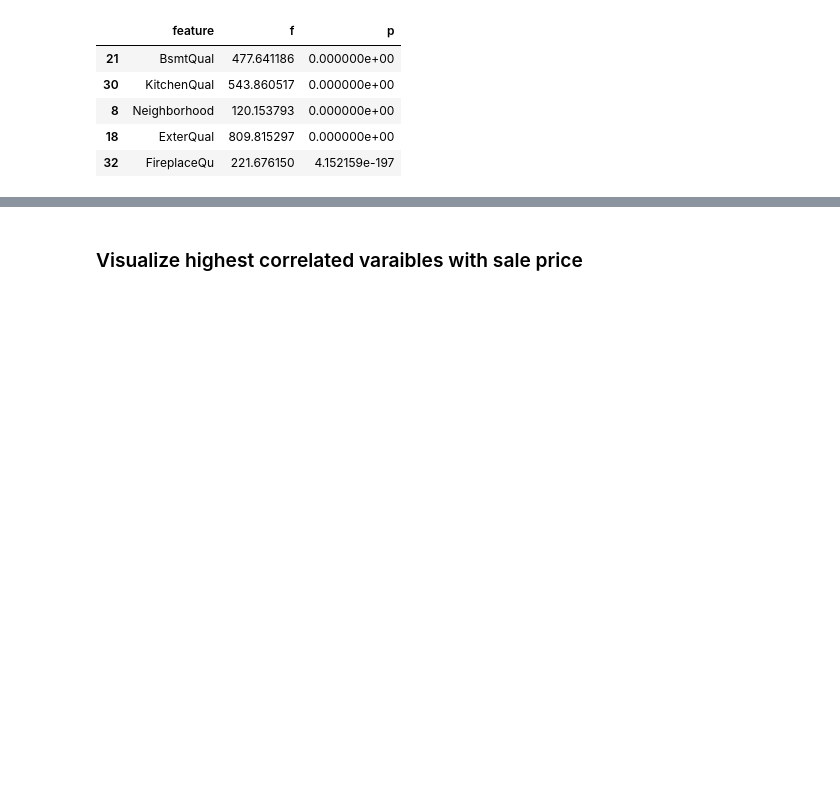
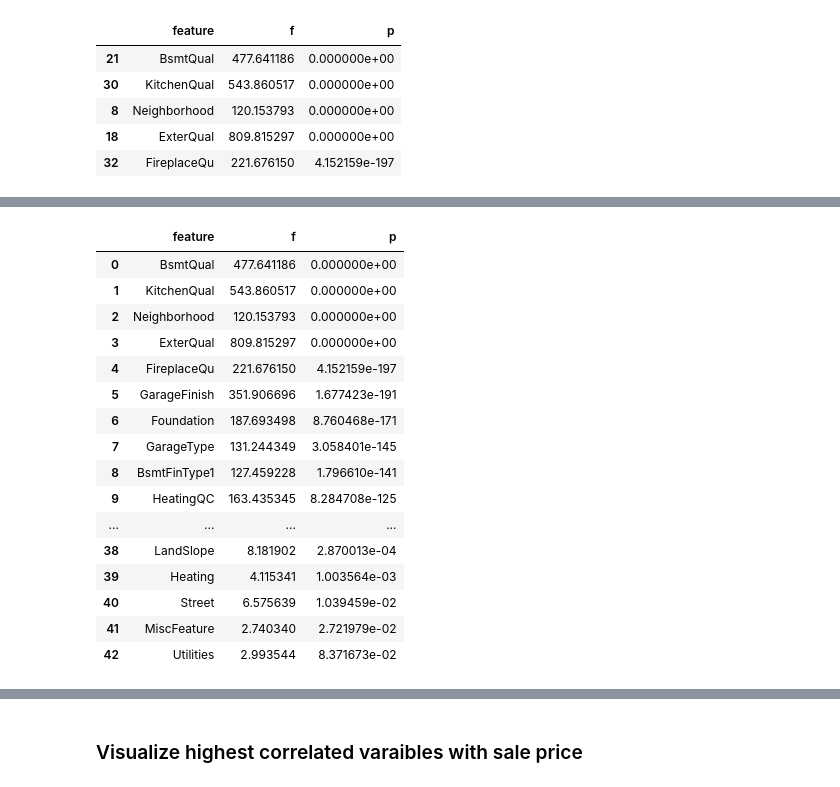
Before and after one commit to Na-ta-lie/Ames-Price-Prediction, a Jupyter notebook: EDA_preprocessing.ipynb, the cells around one changed output, grey strips where cells are left out. Cells and saved outputs as stored; diff of their text form; code cells hidden in the pictures; blank space fills up the shorter version.

```diff
--- a/EDA_preprocessing.ipynb
+++ b/EDA_preprocessing.ipynb
@@ -215,3 +235,24 @@ anova.head()
+# %%
+anova = anova.reset_index(drop = True)
+anova
+# %% [output]
+|  | feature | f | p |
+| 0 | BsmtQual | 477.641186 | 0.000000e+00 |
+| 1 | KitchenQual | 543.860517 | 0.000000e+00 |
+| 2 | Neighborhood | 120.153793 | 0.000000e+00 |
+| 3 | ExterQual | 809.815297 | 0.000000e+00 |
+| 4 | FireplaceQu | 221.676150 | 4.152159e-197 |
+| 5 | GarageFinish | 351.906696 | 1.677423e-191 |
+| 6 | Foundation | 187.693498 | 8.760468e-171 |
+| 7 | GarageType | 131.244349 | 3.058401e-145 |
+| 8 | BsmtFinType1 | 127.459228 | 1.796610e-141 |
+| 9 | HeatingQC | 163.435345 | 8.284708e-125 |
+| ... | ... | ... | ... |
+| 38 | LandSlope | 8.181902 | 2.870013e-04 |
+| 39 | Heating | 4.115341 | 1.003564e-03 |
+| 40 | Street | 6.575639 | 1.039459e-02 |
+| 41 | MiscFeature | 2.740340 | 2.721979e-02 |
+| 42 | Utilities | 2.993544 | 8.371673e-02 |
 # %%
 plt.figure(figsize=(6,12))
 sns.barplot(x='f', y= 'feature', data=anova)
```
Also changed, not shown: parts of 4 cells of this notebook, 7 other files.
